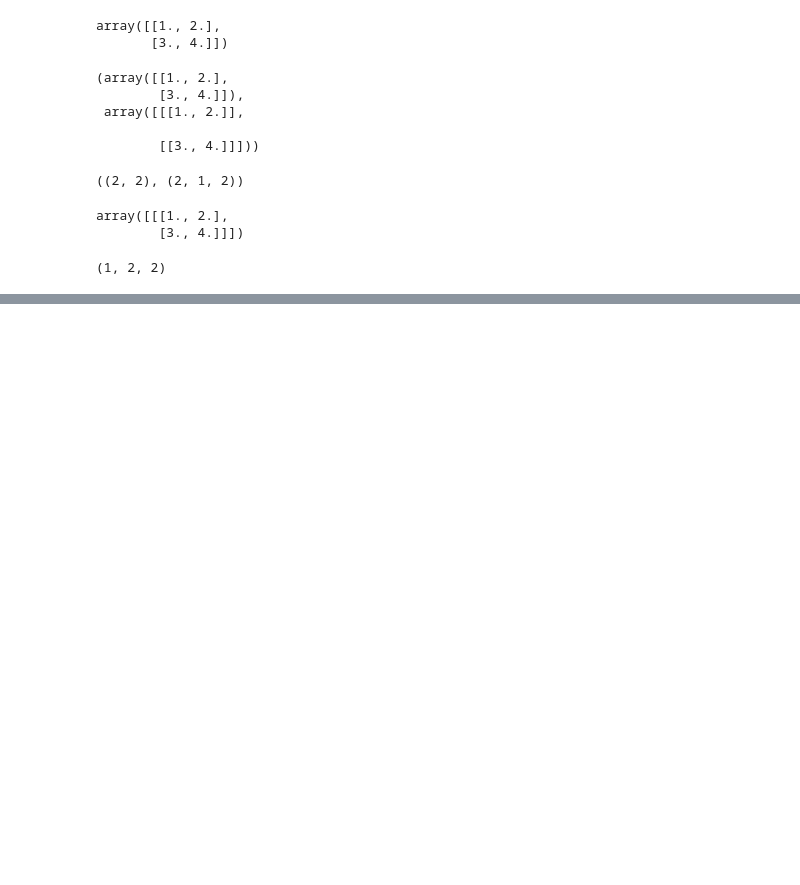
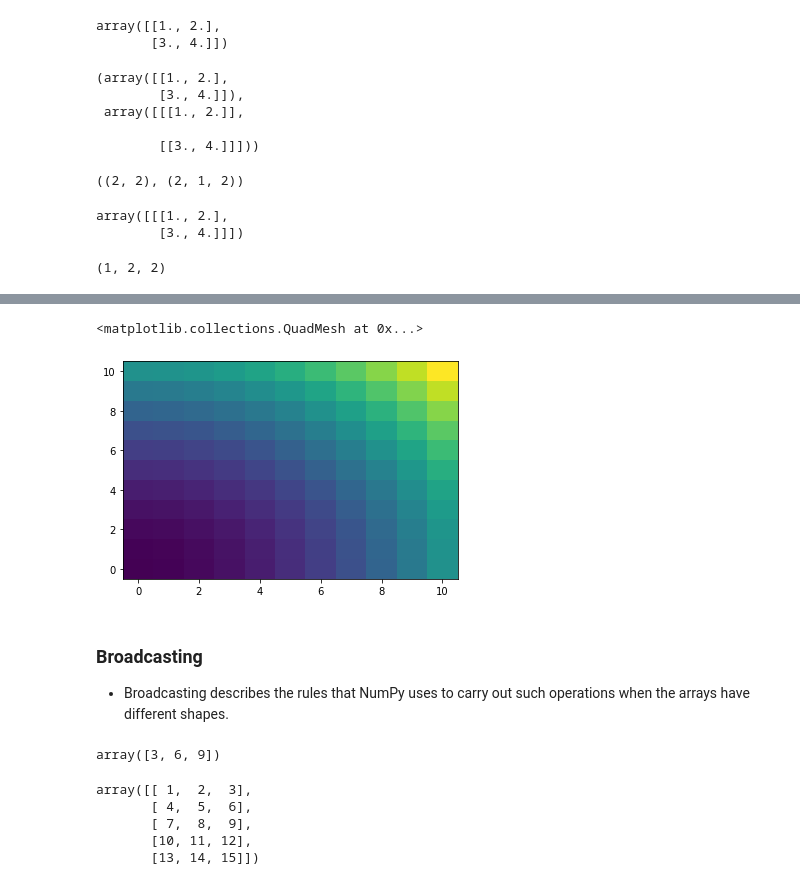
Before and after one commit to Ashim-Paudel/NumPy-Learning, a Jupyter notebook: NumPy.ipynb, the cells around one changed output, grey strips where cells are left out. Cells and saved outputs as stored; diff of their text form; code cells hidden in the pictures; blank space fills up the shorter version.

Commit message:
numpy basics

```diff
--- a/NumPy.ipynb
+++ b/NumPy.ipynb
@@ -1,7 +1,8 @@
 # %%
 import numpy as np #importing numpy package
-import matplotlib.pyplot as plt #to visualize numpy data
+import matplotlib.pyplot as plt #to visualize
 import random  #might require to generate data
+plt.rc('font', family="serif", size=15)
 # %% [markdown]
 ## 1. The basics
 # %% [markdown]
@@ -720,0 +772,5 @@ c.shape
+# %%
+a = np.linspace(0,10,11)
+b = np.linspace(0,10,11)
+
+xv, yv = np.meshgrid(a,b)
@@ -720,0 +808,8 @@ c.shape
+# %%
+plt.pcolormesh(xv,yv,xv**2+yv**2)
+# %% [output]
+<matplotlib.collections.QuadMesh at 0x...>
+[figure, added]
+# %% [markdown]
+### Broadcasting
+- Broadcasting describes the rules that NumPy uses to carry out such operations when the arrays have different shapes.
@@ -720,0 +818,4 @@ c.shape
+# %%
+a*3 #3 gets broad casted to another array of (3,3,3)
+# %% [output]
+array([3, 6, 9])
@@ -720,0 +824,8 @@ c.shape
+# %%
+arr
+# %% [output]
+array([[ 1,  2,  3],
+       [ 4,  5,  6],
+       [ 7,  8,  9],
+       [10, 11, 12],
+       [13, 14, 15]])
```
Also changed, not shown: parts of 44 cells of this notebook.
